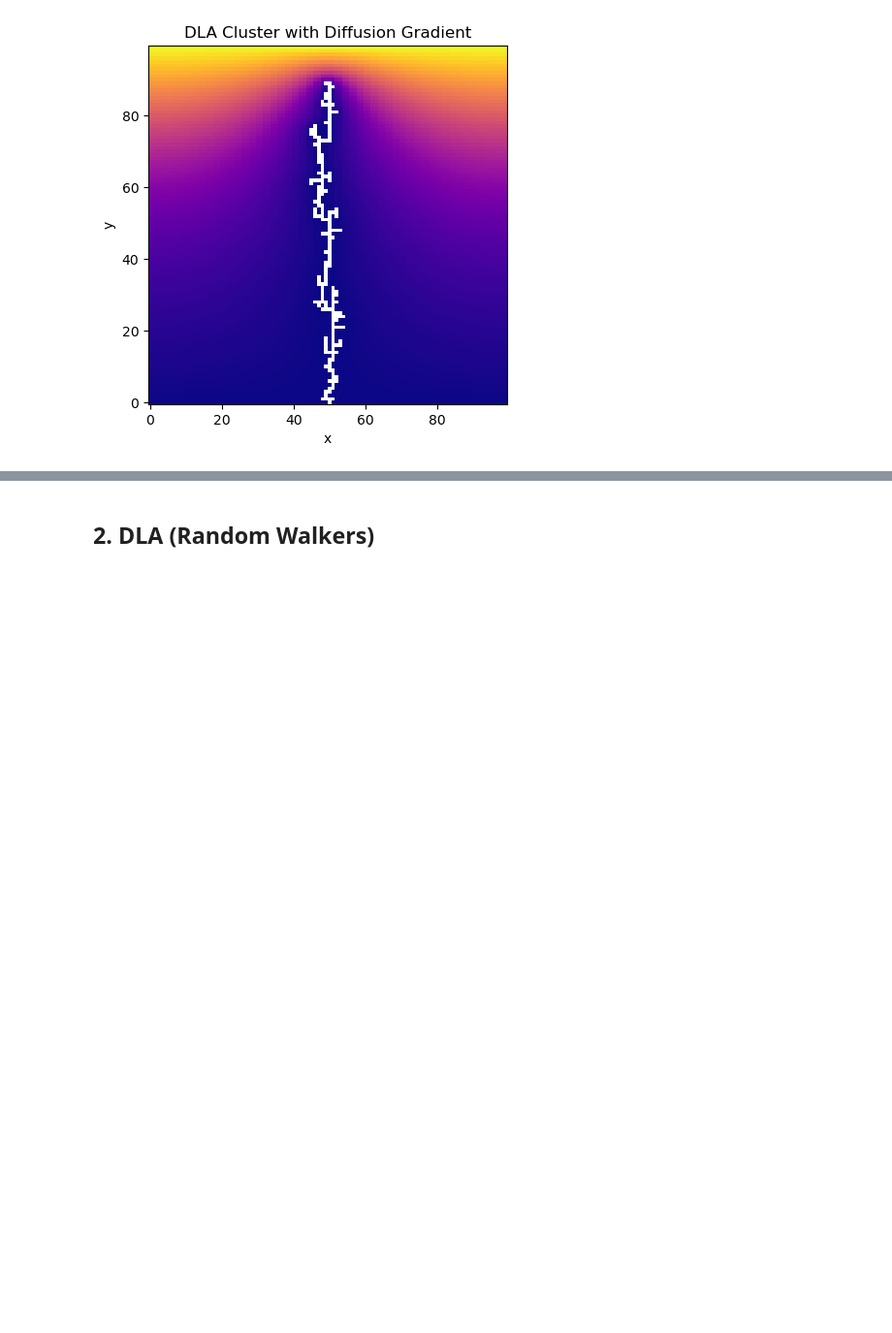
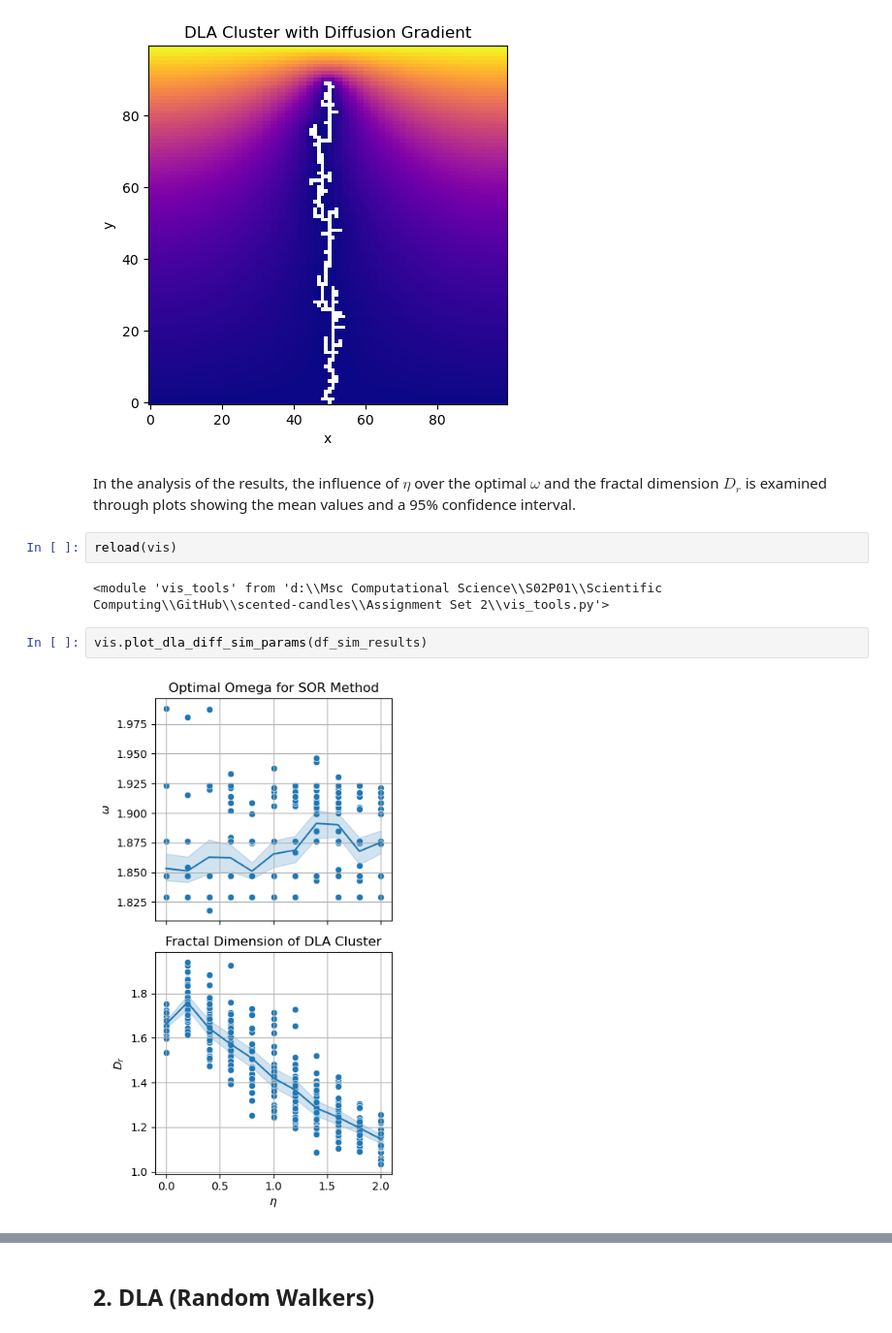
Before and after one commit to mboyan/scented-candles, a Jupyter notebook: Assignment Set 2/AssignmentSet2.ipynb, the cells around one changed output, grey strips where cells are left out. Shown at 97% size. Drawn from its saved outputs; the diff is of its cells as text; blank space fills up the shorter version.

Commit message:
Eta parameter plots

```diff
--- a/Assignment Set 2/AssignmentSet2.ipynb
+++ b/Assignment Set 2/AssignmentSet2.ipynb
@@ -116,3 +117,13 @@ ind_b = 0
 vis.plot_dla_diffusion(c_grids[ind_a][ind_b], cluster_grids[ind_a][ind_b])
 # %% [output]
 [figure]
+# %% [markdown]
+In the analysis of the results, the influence of $\eta$ over the optimal $\omega$ and the fractal dimension $D_r$ is examined through plots showing the mean values and a 95% confidence interval.
+# %%
+reload(vis)
+# %% [output]
+<module 'vis_tools' from 'd:\\Msc Computational Science\\S02P01\\Scientific Computing\\GitHub\\scented-candles\\Assignment Set 2\\vis_tools.py'>
+# %%
+vis.plot_dla_diff_sim_params(df_sim_results)
+# %% [output]
+[figure, added]
```
Also changed, not shown: parts of 4 cells of this notebook, 1 other file.
